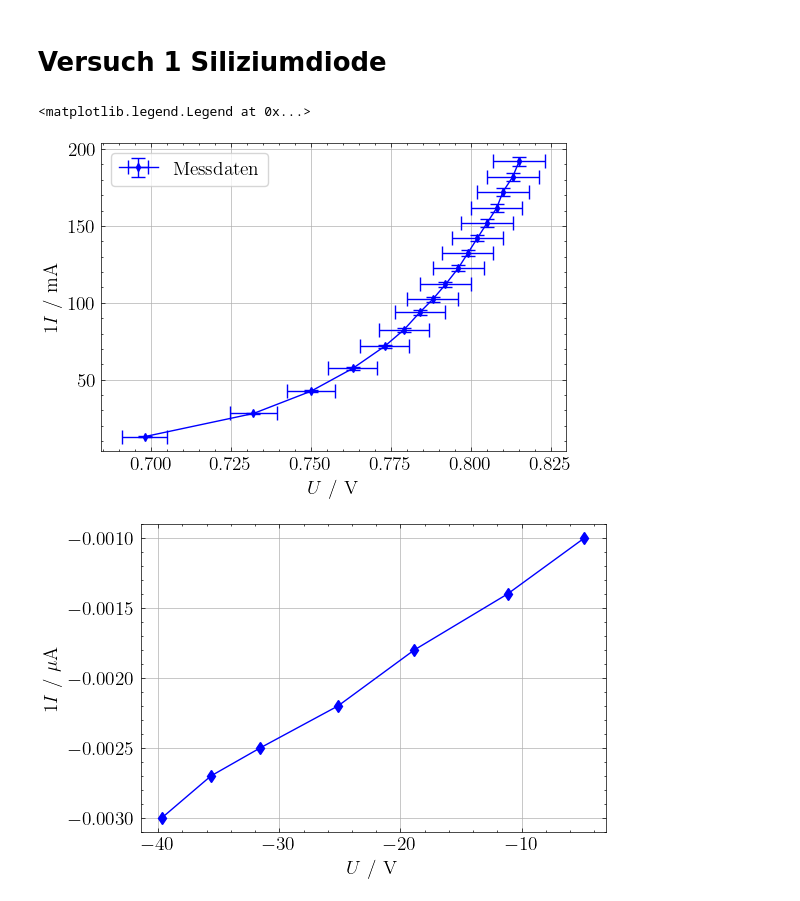
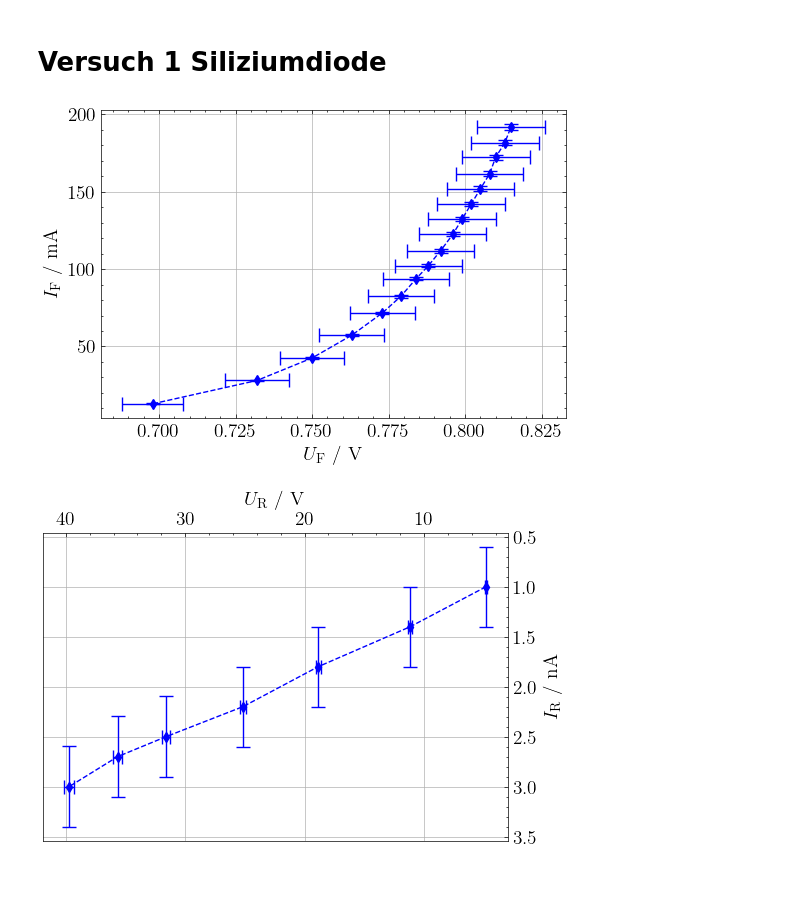
Before and after one commit to eudaemon3/Labor-Experimentalphysik-2, a Jupyter notebook: 05_Halbleiterdiode/Messwerte.ipynb, the cells around one changed output. Cells and saved outputs as stored; diff of their text form; code cells hidden in the pictures.

Commit message:
work on plots for Halbleiterdiode

```diff
--- a/05_Halbleiterdiode/Messwerte.ipynb
+++ b/05_Halbleiterdiode/Messwerte.ipynb
@@ -73,34 +47,50 @@ V04_infO.csv
 # %% [markdown]
 # Versuch 1 Siliziumdiode
 # %%
-I_r = np.array([12.95, 28.0, 42.52, 57.29, 71.7, 82.4, 93.8, 102.2, 111.9, 122.5, 132.3, 142.1, 151.9, 161.6, 172.3, 181.8, 191.9]) #mA
-U_r = np.array([0.698, 0.732, 0.750, 0.763, 0.773, 0.779, 0.784, 0.788, 0.792, 0.796, 0.799, 0.802, 0.805, 0.808, 0.810, 0.813, 0.815]) #V
-dU = U_r*0.01
-dI = I_r*0.015 + 0.05
+I_F = np.array([12.95, 28.0, 42.52, 57.29, 71.7, 82.4, 93.8, 102.2, 111.9, 122.5, 132.3, 142.1, 151.9, 161.6, 172.3, 181.8, 191.9]) #mA
+U_F = np.array([0.698, 0.732, 0.750, 0.763, 0.773, 0.779, 0.784, 0.788, 0.792, 0.796, 0.799, 0.802, 0.805, 0.808, 0.810, 0.813, 0.815]) #V
+dU = U_F*0.01 + 0.003
+dI = I_F*0.01 + 0.03
 
 fig, ax = plt.subplots(1,1, figsize=(6, 4))
 
-ax.errorbar(x=U_r, y=I_r, xerr=dU, yerr=dI, fmt='d-', color='blue',
-                capsize=5, label=r'Messdaten', markersize=4)
-
-ax.set_xlabel(r'$U$ / $\text{V}$', fontsize=14)
-ax.set_ylabel(r'$1I$ / $\text{mA}$', fontsize=14)
+ax.errorbar(x=U_F, y=I_F, xerr=dU, yerr=dI, fmt='d', color='blue',
+                capsize=5, label=r'Messdaten', markersize=5)
+ax.plot(U_F, I_F, 'b--')
+ax.set_xlabel(r'$U_\text{F}$ / $\text{V}$', fontsize=14)
+ax.set_ylabel(r'$I_\text{F}$ / $\text{mA}$', fontsize=14)
 ax.grid(True)
-ax.legend(frameon=True, fontsize=14)
 # %% [output]
-<matplotlib.legend.Legend at 0x...>
-[figure, old version]
+[figure, new version]
 # %%
-U_e = np.array([4.813, 11.16, 18.86, 25.16, 31.59, 35.65, 39.71])
-U_r2 = np.array([0.001, 0.0014, 0.0018, 0.0022, 0.0025, 0.0027, 0.003])
+U_R = np.array([4.813, 11.16, 18.86, 25.16, 31.59, 35.65, 39.71])  # V
+U_R2 = np.array([0.001, 0.0014, 0.0018, 0.0022, 0.0025, 0.0027, 0.003])  # V
 
-I_r = U_r2  #muA
-fig, ax = plt.subplots(1,1, figsize=(6, 4))
+dU = U_R*0.01 + 0.03
+dU_r2 = U_R2*0.0008 + 0.0004
 
-ax.plot(-U_e, -I_r, 'b-d')
+I_F = U_R2 * 1000     # nA
+dI  = dU_r2 *1000     # nA
 
-ax.set_xlabel(r'$U$ / $\text{V}$', fontsize=14)
-ax.set_ylabel(r'$1I$ / $\mu\text{A}$', fontsize=14)
+fig, ax = plt.subplots(figsize=(6, 4))
+
+ax.errorbar(U_R, I_F, xerr=dU, yerr=dI, fmt='b--d', capsize=5, markersize=5)
+
+# --- Mirror both axes into the negative direction ---
+ax.invert_xaxis()
+ax.invert_yaxis()
+
+# --- Move y-axis to the right ---
+ax.yaxis.tick_right()
+ax.yaxis.set_label_position('right')
+ax.xaxis.tick_top()
+ax.xaxis.set_label_position('top')
+
+# Labels and grid
+ax.set_xlabel(r'$U_\text{R}$ / $\text{V}$', fontsize=14)
+ax.set_ylabel(r'$I_\text{R}$ / $\text{nA}$', fontsize=14)
 ax.grid(True)
+
+plt.show()
 # %% [output]
-[figure, old version]
+[figure, new version]
```
Also changed, not shown: parts of 3 cells of this notebook, 3 other files.
